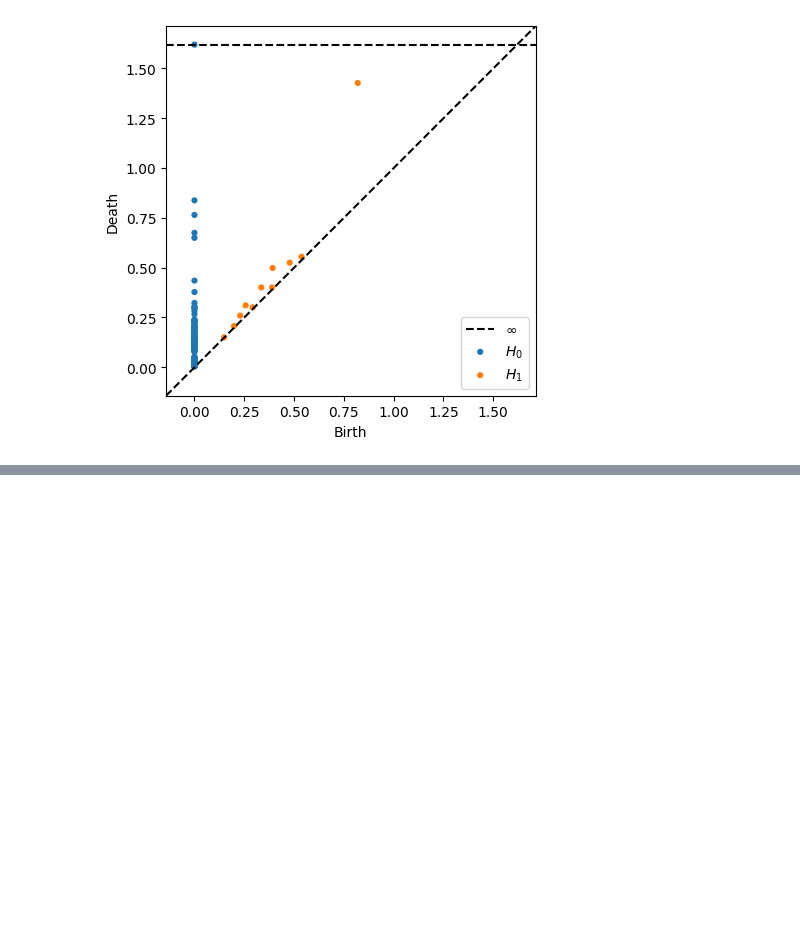
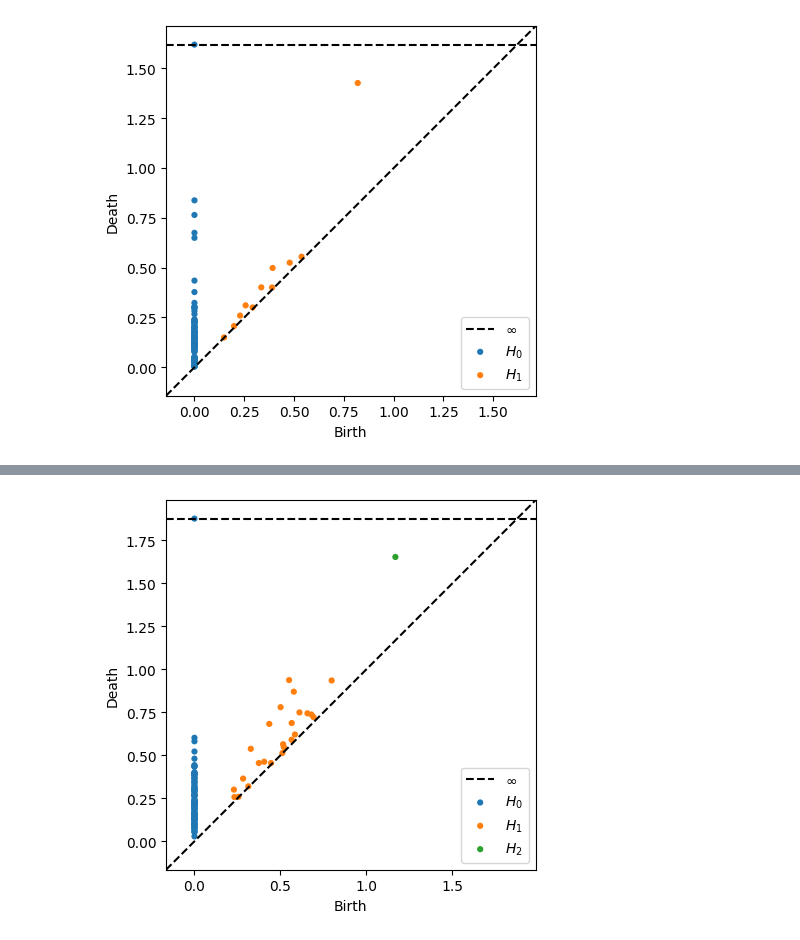
Before and after one commit to ufabao/Topology-of-Diffusion-models, a Jupyter notebook: diffus.ipynb, the cells around one changed output, grey strips where cells are left out. Cells and saved outputs as stored; diff of their text form; code cells hidden in the pictures; blank space fills up the shorter version.

```diff
--- a/diffus.ipynb
+++ b/diffus.ipynb
@@ -182,0 +241,5 @@ plot_diagrams(diagrams, show=True)
+# %%
+diagrams = ripser(new_sphere, maxdim=2)['dgms']
+plot_diagrams(diagrams, show=True)
+# %% [output]
+[figure, added]
```
Also changed, not shown: parts of 7 cells of this notebook.
